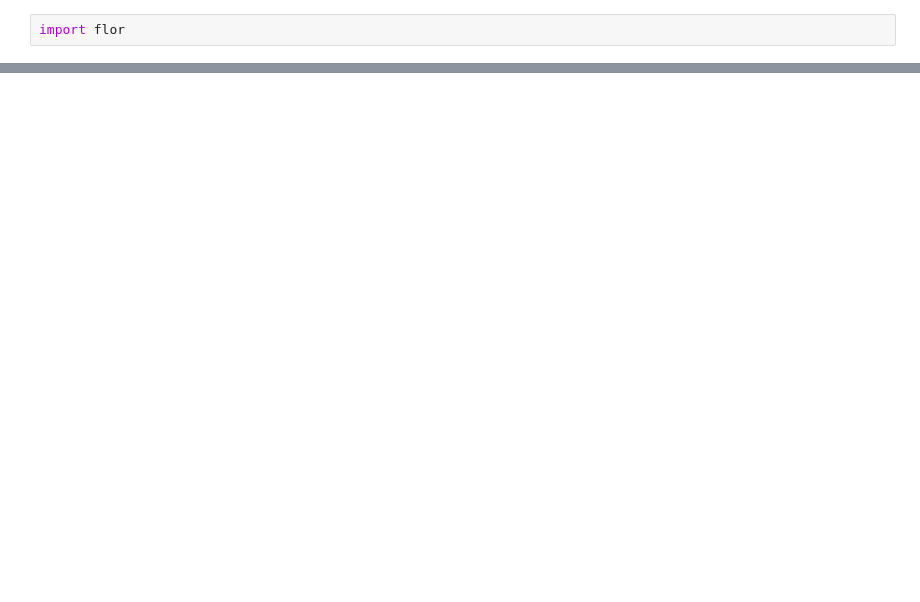
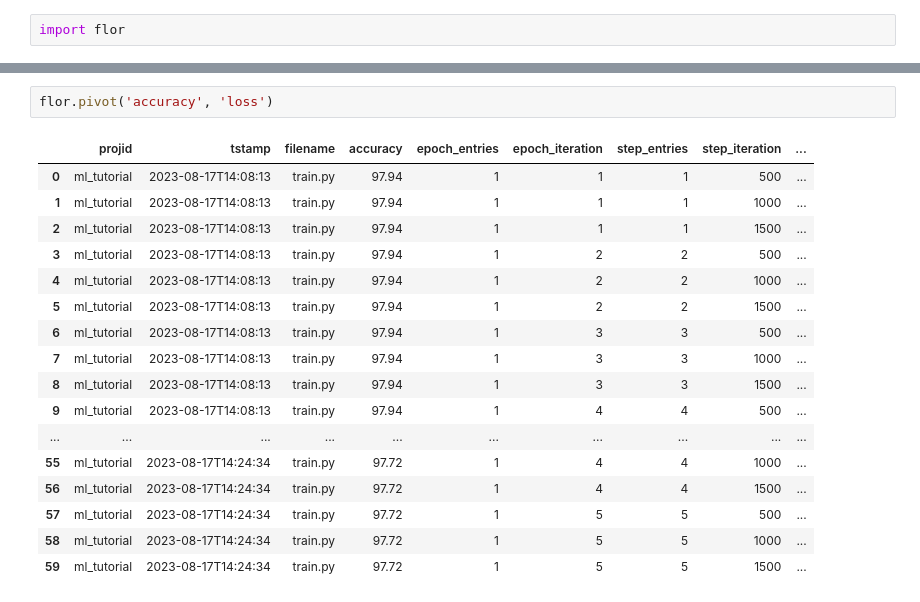
Before and after one commit to ucbepic/ml_tutorial, a Jupyter notebook: notebook.ipynb, the cells around one changed output, grey strips where cells are left out. Saved outputs shown, nothing was run; the diff lists cells and outputs as text; blank space fills up the shorter version.

```diff
--- a/notebook.ipynb
+++ b/notebook.ipynb
@@ -55,0 +23,20 @@ conn.close()
+# %%
+flor.pivot('accuracy', 'loss')
+# %% [output]
+|  | projid | tstamp | filename | accuracy | epoch_entries | epoch_iteration | step_entries | step_iteration | ... |
+| 0 | ml_tutorial | 2023-08-17T14:08:13 | train.py | 97.94 | 1 | 1 | 1 | 500 | ... |
+| 1 | ml_tutorial | 2023-08-17T14:08:13 | train.py | 97.94 | 1 | 1 | 1 | 1000 | ... |
+| 2 | ml_tutorial | 2023-08-17T14:08:13 | train.py | 97.94 | 1 | 1 | 1 | 1500 | ... |
+| 3 | ml_tutorial | 2023-08-17T14:08:13 | train.py | 97.94 | 1 | 2 | 2 | 500 | ... |
+| 4 | ml_tutorial | 2023-08-17T14:08:13 | train.py | 97.94 | 1 | 2 | 2 | 1000 | ... |
+| 5 | ml_tutorial | 2023-08-17T14:08:13 | train.py | 97.94 | 1 | 2 | 2 | 1500 | ... |
+| 6 | ml_tutorial | 2023-08-17T14:08:13 | train.py | 97.94 | 1 | 3 | 3 | 500 | ... |
+| 7 | ml_tutorial | 2023-08-17T14:08:13 | train.py | 97.94 | 1 | 3 | 3 | 1000 | ... |
+| 8 | ml_tutorial | 2023-08-17T14:08:13 | train.py | 97.94 | 1 | 3 | 3 | 1500 | ... |
+| 9 | ml_tutorial | 2023-08-17T14:08:13 | train.py | 97.94 | 1 | 4 | 4 | 500 | ... |
+| ... | ... | ... | ... | ... | ... | ... | ... | ... | ... |
+| 55 | ml_tutorial | 2023-08-17T14:24:34 | train.py | 97.72 | 1 | 4 | 4 | 1000 | ... |
+| 56 | ml_tutorial | 2023-08-17T14:24:34 | train.py | 97.72 | 1 | 4 | 4 | 1500 | ... |
+| 57 | ml_tutorial | 2023-08-17T14:24:34 | train.py | 97.72 | 1 | 5 | 5 | 500 | ... |
+| 58 | ml_tutorial | 2023-08-17T14:24:34 | train.py | 97.72 | 1 | 5 | 5 | 1000 | ... |
+| 59 | ml_tutorial | 2023-08-17T14:24:34 | train.py | 97.72 | 1 | 5 | 5 | 1500 | ... |
```
Also changed, not shown: parts of 7 cells of this notebook, 1 other file.
